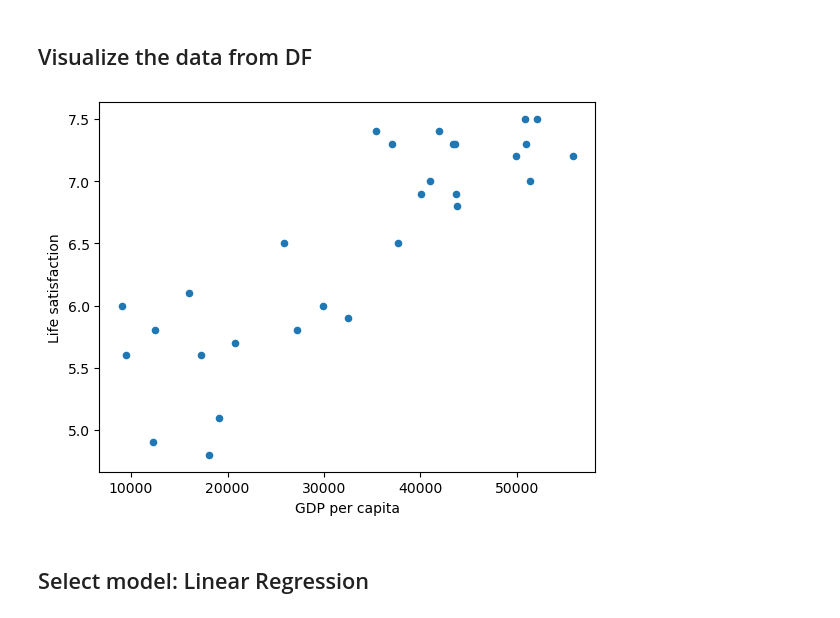
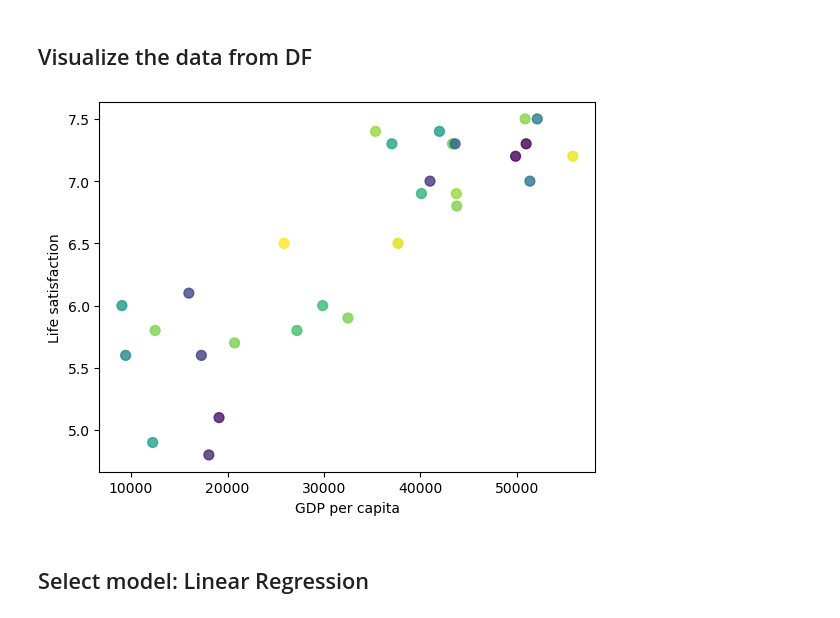
Before and after one commit to justramle/ML-Hand-On, a Jupyter notebook: gdpTraningMocel.ipynb, the cells around one changed output. Cells and saved outputs as stored; diff of their text form; code cells hidden in the pictures.

Commit message:
plotting updating

```diff
--- a/gdpTraningMocel.ipynb
+++ b/gdpTraningMocel.ipynb
@@ -137,12 +137,22 @@ full_country_matrix
 | United States | 55805.204 | 7.2 |
 # %% [markdown]
 ## Visualize the data from DF
-# %%
-# plot data points from DF
-full_country_matrix.plot(kind='scatter', x='GDP per capita', y='Life satisfaction')
-plt.show()
-# %% [output]
-[figure, removed]
+# %%
+# plot data points from DF
+# full_country_matrix.plot(kind='scatter', x='GDP per capita', y='Life satisfaction')
+plt.scatter(full_country_matrix['GDP per capita'], full_country_matrix['Life satisfaction'],
+            c=np.random.rand(full_country_matrix.shape[0]),  # Assign random colors
+            s=50,
+            cmap='viridis',  # Use a colormap
+            alpha=.8)  # Make points semi-transparent
+
+# Add title and grid
+# plt.title('GDP per Capita and Life Satisfaction')
+plt.xlabel('GDP per capita')
+plt.ylabel('Life satisfaction')
+plt.show()
+# %% [output]
+[figure, added]
 # %% [markdown]
 ## Select model: Linear Regression
 # %% [markdown]
```
